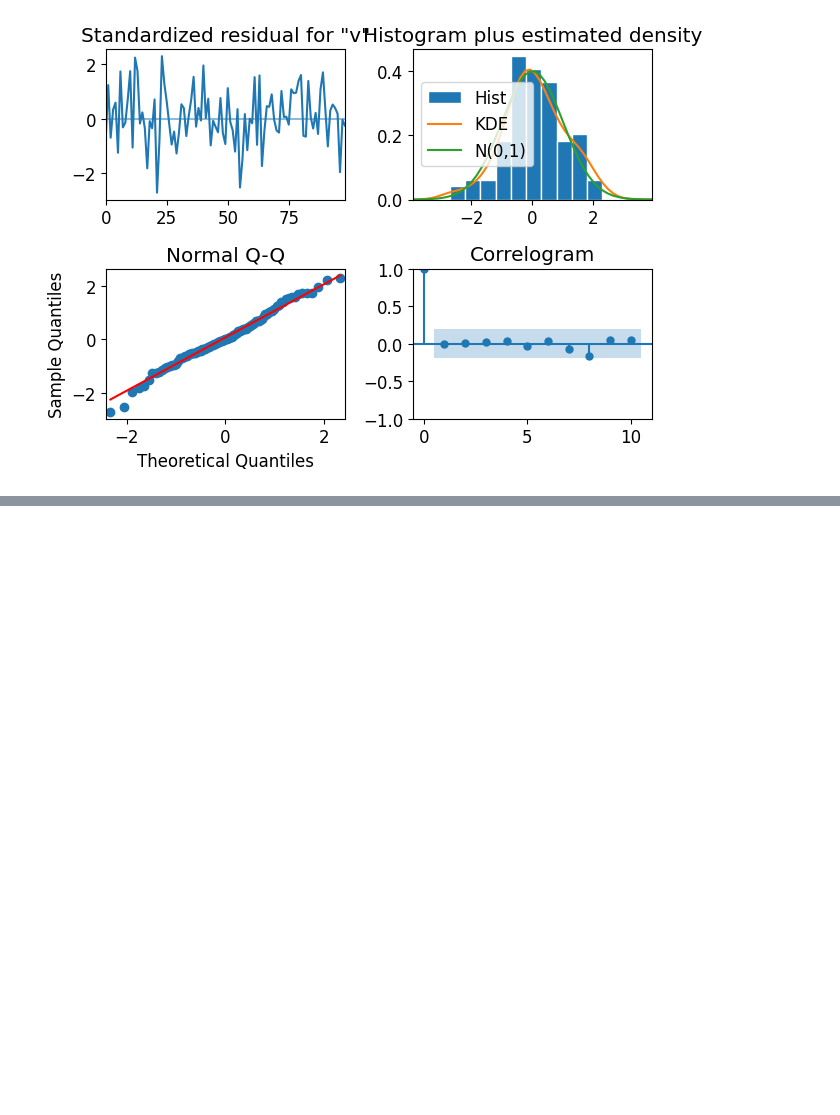
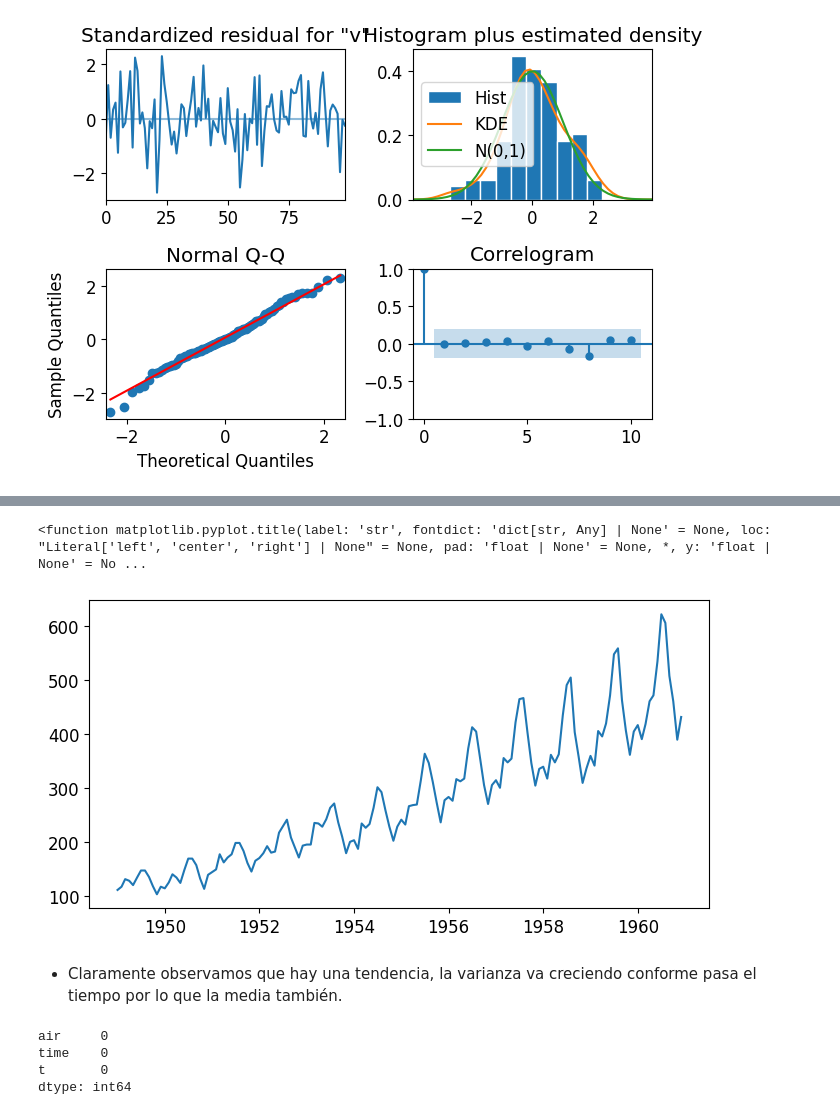
Before and after one commit to JavierFigueroa21/Tarea_2_RAJuarez_JAFigueroa, a Jupyter notebook: Tarea2.ipynb, the cells around one changed output, grey strips where cells are left out. Cells and saved outputs as stored; diff of their text form; code cells hidden in the pictures; blank space fills up the shorter version.

```diff
--- a/Tarea2.ipynb
+++ b/Tarea2.ipynb
@@ -696,0 +826,16 @@ plt.tight_layout();
+# %%
+import requests
+from io import BytesIO
+import pandas as pd
+
+from datetime import datetime
+
+air2 = requests.get('https://www.stata-press.com/data/r12/air2.dta').content
+data2 = pd.read_stata(BytesIO(air2))
+
+# Convertir 'time' a tipo entero
+data2['time'] = data2['time'].astype(int)
+
+data2.index = pd.date_range(start=datetime(data2['time'][0], 1, 1), periods=len(data2), freq='MS')
+
+data2.head()
@@ -696,0 +849,17 @@ plt.tight_layout();
+# %%
+# Visualizar la serie de tiempo
+plt.figure(figsize=(8, 4))
+plt.plot(data2['air'])
+plt.title
+# %% [output]
+<function matplotlib.pyplot.title(label: 'str', fontdict: 'dict[str, Any] | None' = None, loc: "Literal['left', 'center', 'right'] | None" = None, pad: 'float | None' = None, *, y: 'float | None' = No ...
+[figure, added]
+# %% [markdown]
+- Claramente observamos que hay una tendencia, la varianza va creciendo conforme pasa el tiempo por lo que la media también.
+# %%
+data2.isna().sum()
+# %% [output]
+air     0
+time    0
+t       0
+dtype: int64
```
Also changed, not shown: parts of 52 cells of this notebook.
